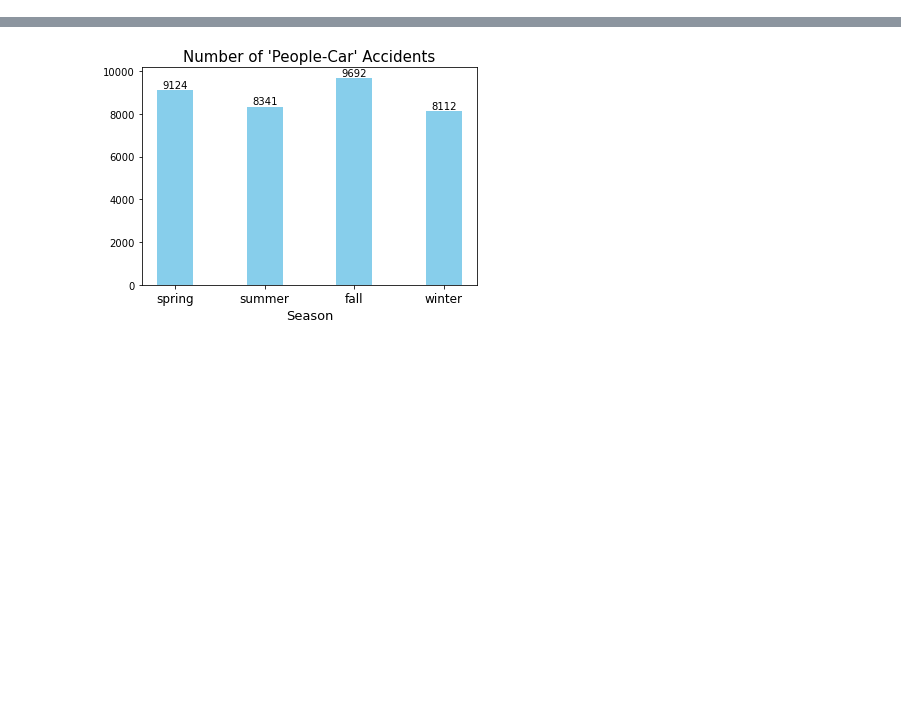
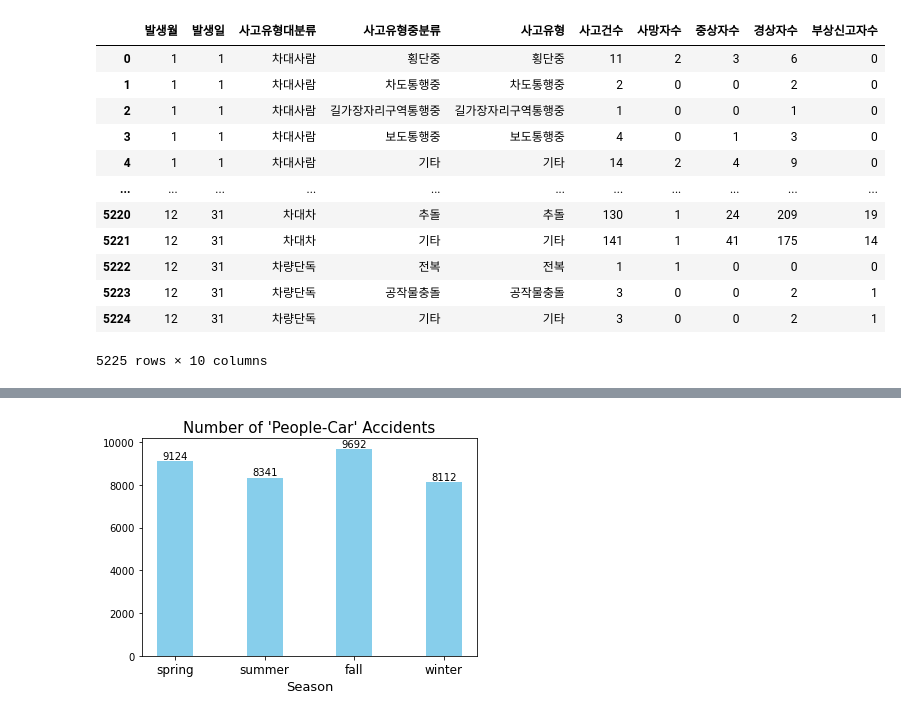
Before and after one commit to jeazure11/dataAnalytics_project, a Jupyter notebook: Final_project.ipynb, the cells around one changed output, grey strips where cells are left out. Saved outputs shown, nothing was run; the diff lists cells and outputs as text; code cells hidden in the pictures; blank space fills up the shorter version.

```diff
--- a/Final_project.ipynb
+++ b/Final_project.ipynb
@@ -1,16 +1,30 @@
 # %%
 import pandas as pd
 
-csv_data = pd.read_csv('traffic_accident.csv',encoding='cp949')
+csv_data = pd.read_csv('traffic_accident.csv',encoding='utf-8')
 
 csv_spring= csv_data[(csv_data.발생월>2) & (csv_data.발생월<6)] #봄에 발생한 교통사고에 대한 모든 데이터
 csv_sprAcc = csv_spring[['사고건수']]  #봄에 발생한 교통사고 사고건수만 추출
 csv_summer= csv_data[(csv_data.발생월>5) & (csv_data.발생월<9)] #여름에 발생한 교통사고에 대한 모든 데이터
 csv_sumAcc = csv_summer[['사고건수']]  #여름에 발생한 교통사고 사고건수만 추출
 csv_fall= csv_data[(csv_data.발생월>8) & (csv_data.발생월<12)] #가을에 발생한 교통사고에 대한 모든 데이터
 csv_fallAcc = csv_fall[['사고건수']] #가을에 발생한 교통사고 사고건수만 추출
 csv_winter= csv_data[(csv_data.발생월>11) | (csv_data.발생월<3)] #겨울에 발생한 교통사고에 대한 모든 데이터
 csv_winAcc = csv_winter[['사고건수']] #겨울에 발생한 교통사고 사고건수만 추출
+# %% [output]
+|  | 발생월 | 발생일 | 사고유형대분류 | 사고유형중분류 | 사고유형 | 사고건수 | 사망자수 | 중상자수 | 경상자수 | 부상신고자수 |
+| 0 | 1 | 1 | 차대사람 | 횡단중 | 횡단중 | 11 | 2 | 3 | 6 | 0 |
+| 1 | 1 | 1 | 차대사람 | 차도통행중 | 차도통행중 | 2 | 0 | 0 | 2 | 0 |
+| 2 | 1 | 1 | 차대사람 | 길가장자리구역통행중 | 길가장자리구역통행중 | 1 | 0 | 0 | 1 | 0 |
+| 3 | 1 | 1 | 차대사람 | 보도통행중 | 보도통행중 | 4 | 0 | 1 | 3 | 0 |
+| 4 | 1 | 1 | 차대사람 | 기타 | 기타 | 14 | 2 | 4 | 9 | 0 |
+| ... | ... | ... | ... | ... | ... | ... | ... | ... | ... | ... |
+| 5220 | 12 | 31 | 차대차 | 추돌 | 추돌 | 130 | 1 | 24 | 209 | 19 |
+| 5221 | 12 | 31 | 차대차 | 기타 | 기타 | 141 | 1 | 41 | 175 | 14 |
+| 5222 | 12 | 31 | 차량단독 | 전복 | 전복 | 1 | 1 | 0 | 0 | 0 |
+| 5223 | 12 | 31 | 차량단독 | 공작물충돌 | 공작물충돌 | 3 | 0 | 0 | 2 | 1 |
+| 5224 | 12 | 31 | 차량단독 | 기타 | 기타 | 3 | 0 | 0 | 2 | 1 |
+5225 rows × 10 columns
 # %%
 import numpy as np
 
```
Also changed, not shown: parts of 8 cells of this notebook.
